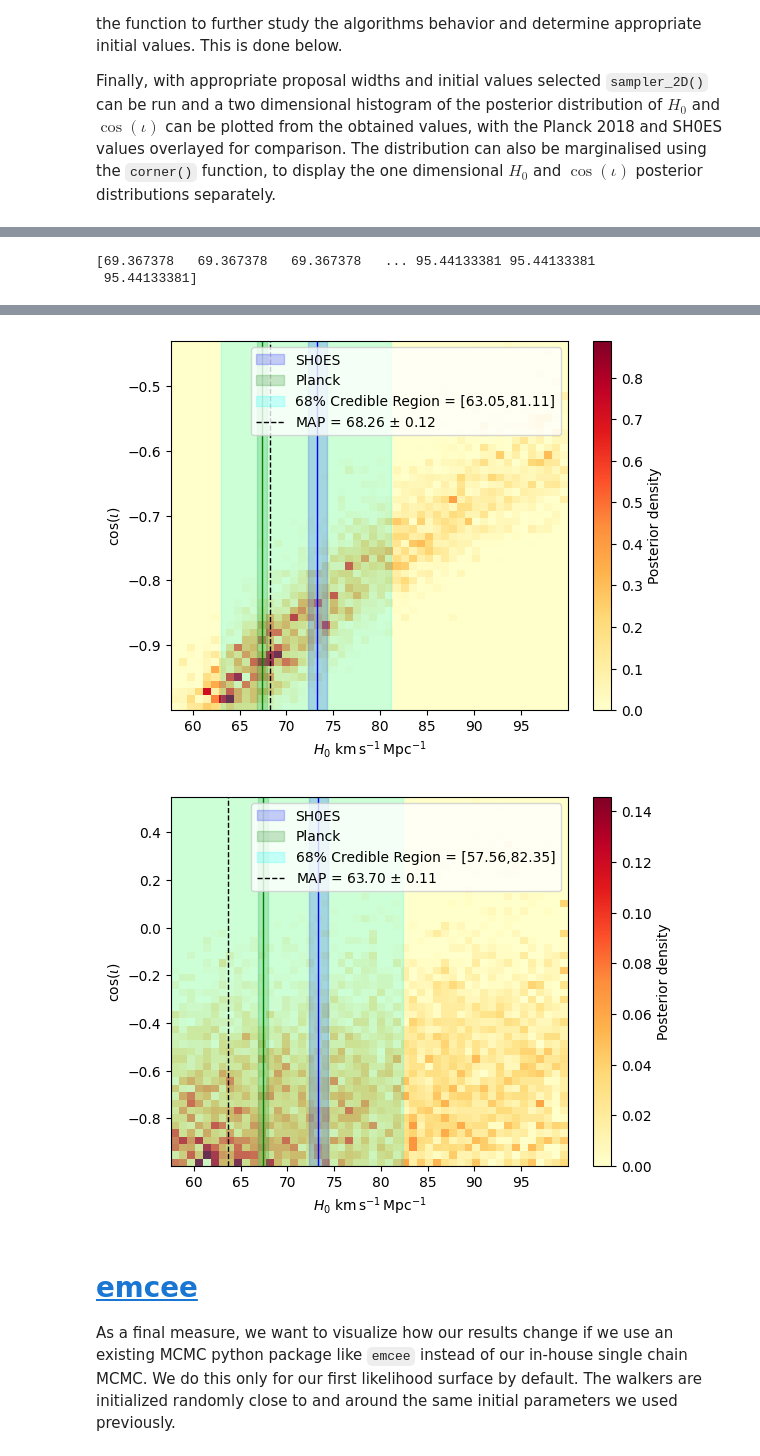
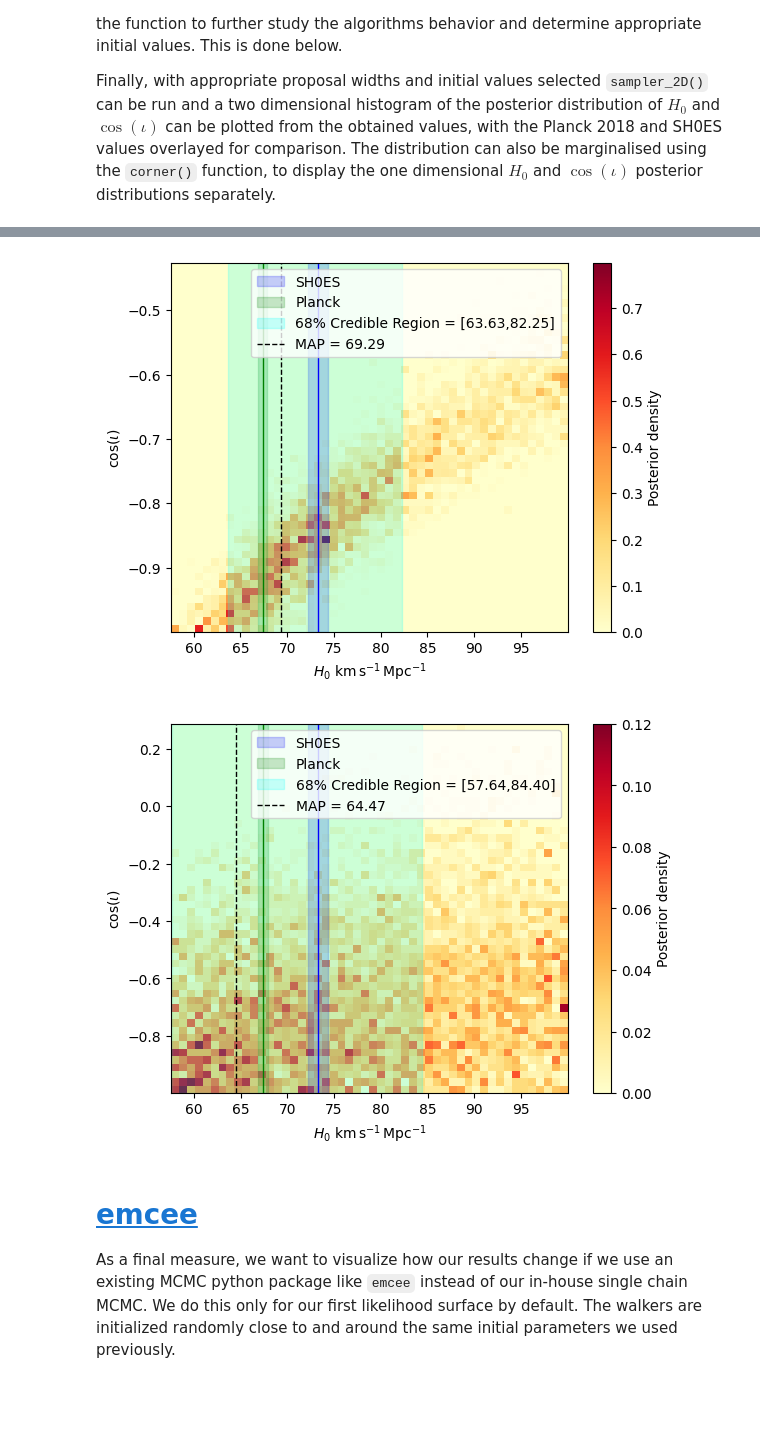
Before and after one commit to mjpineda-rug/GW1_H0_Sirens, a Jupyter notebook: notebooks/GW_notebook.ipynb, the cells around one changed output, grey strips where cells are left out. Drawn from its saved outputs; the diff is of its cells as text; code cells hidden in the pictures; blank space fills up the shorter version.

Commit message:
peculiar velocity correction

```diff
--- a/notebooks/GW_notebook.ipynb
+++ b/notebooks/GW_notebook.ipynb
@@ -62,4 +63,5 @@ planck_mean = 67.4          #https://arxiv.org/abs/1807.06209v4
 planck_sigma = 0.5
 shoes_mean = 73.30          # https://doi.org/10.48550/arXiv.2112.04510
 shoes_sigma = 1.04
+sigma_pec = 250             # km/s, typical peculiar-velocity correction Gaussian spread, as stated in project proposal
 np.random.seed(123456)      # for reproducibility
@@ -66,3 +80,5 @@ np.random.seed(123456)      # for reproducibility
+# %%
+sigma_z = np.sqrt(z_uncert**2 + (sigma_pec / c)**2)     # following z=v/c, and using the z uncertainty
 # %% [markdown]
 # [Visualizing Data](#Visualizing-Data)
 
@@ -379,9 +399,0 @@ $\Delta H_0 = \sqrt{(\frac{\partial H_0}{\partial z}\Delta z)^2 + \Delta H_{0,MC
-# %%
-# error term due to redshift uncertainty
-delta_H0_zs = [MAPs[i] * z**(-1) * z_uncert for i in range(len(kde_bandwidths))]
-low_with_z_corr = [np.sqrt(lows[i]**2+delta_H0_zs[i]**2) for i in range(len(kde_bandwidths))]
-high_with_z_corr = [np.sqrt(highs[i]**2+delta_H0_zs[i]**2) for i in range(len(kde_bandwidths))]
-
-print(delta_H0_zs)
-for i in range(len(kde_bandwidths)):
-    print(f"For a KDE bandwidth {kde_bandwidths[i]} of H0 = {MAPs[i]} (+{high_with_z_corr[i] - MAPs[i]}, -{MAPs[i] - low_with_z_corr[i]})")
@@ -393,8 +400,3 @@ For a KDE bandwidth 10 of H0 = 63.70129707029906 (+18.64553801042244, -6.1365660
-# %%
-print(samples[0][:,0])
-# %% [output]
-[69.367378   69.367378   69.367378   ... 95.44133381 95.44133381
- 95.44133381]
 # %%
 for i in range(len(kde_bandwidths)):
     plt.hist2d(samples[i][:, 0], samples[i][:, 1], bins=50, density=True,cmap='YlOrRd')
@@ -421,13 +423,13 @@ for i in range(len(kde_bandwidths)):
     plt.axvline(planck_mean, color='green', linewidth=1)
 
     plt.axvspan(
-        low_with_z_corr[i],
-        high_with_z_corr[i],
+        lows[i],
+        highs[i],
         color='cyan',
         alpha=0.2,
-        label=f'68% Credible Region = [{low_with_z_corr[i]:.2f},{high_with_z_corr[i]:.2f}]'
+        label=f'68% Credible Region = [{lows[i]:.2f},{highs[i]:.2f}]'
     )
-    plt.axvline(MAPs[i], color='black',linestyle='--', linewidth=1,label=rf"MAP = {MAPs[i]:.2f} $\pm$ {delta_H0_zs[i]:.2f}")
+    plt.axvline(MAPs[i], color='black',linestyle='--', linewidth=1,label=rf"MAP = {MAPs[i]:.2f}")
 
     plt.legend()
     plt.show()
@@ -436,5 +438,5 @@ for i in range(len(kde_bandwidths)):
-[figure, old version]
+[figure, new version]
-[figure, old version]
+[figure, new version]
 # %% [markdown]
 # [emcee](#emcee)
 
```
Also changed, not shown: parts of 11 cells of this notebook, 3 other files.
